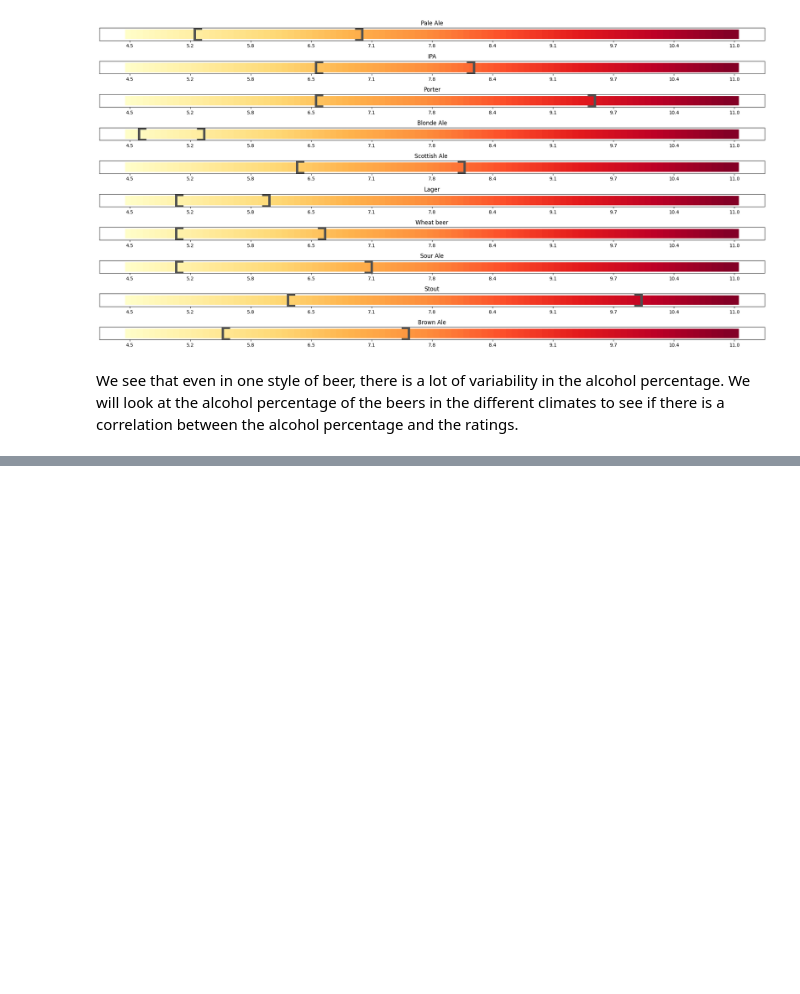
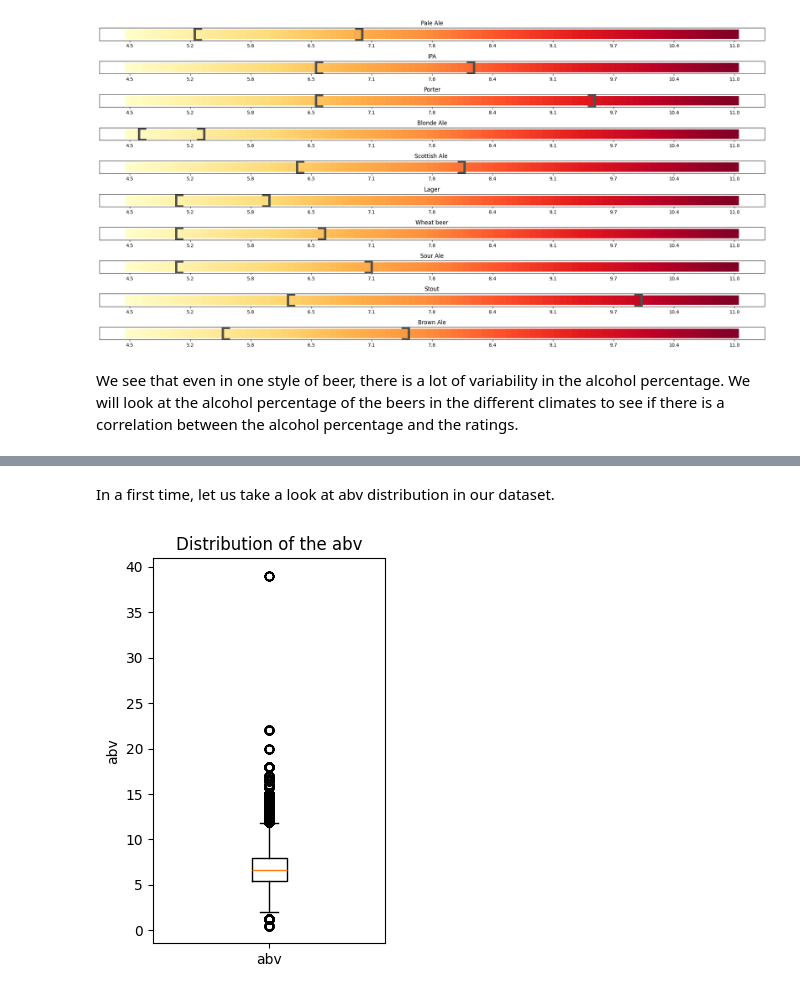
Before and after one commit to epfl-ada/ada-2023-project-riskybiscuits, a Jupyter notebook: main.ipynb, the cells around one changed output, grey strips where cells are left out. Saved outputs shown, nothing was run; the diff lists cells and outputs as text; code cells hidden in the pictures; blank space fills up the shorter version.

```diff
--- a/main.ipynb
+++ b/main.ipynb
@@ -1313,0 +1318,16 @@ We see that even in one style of beer, there is a lot of variability in the alco
+# %%
+us_users_ratings_abv = us_users_ratings.copy()
+
+us_users_ratings_abv = us_users_ratings_abv.dropna(subset=["overall", "abv"])
+# %% [markdown]
+In a first time, let us take a look at abv distribution in our dataset.
+# %%
+# boxplot of abv of the us
+fig, ax = plt.subplots(figsize=(3, 5))
+ax.boxplot(us_users_ratings_abv["abv"])
+ax.set_xticklabels(["abv"])
+ax.set_ylabel("abv")
+ax.set_title("Distribution of the abv")
+plt.show()
+# %% [output]
+[figure, added]
```
Also changed, not shown: parts of 25 cells of this notebook, 1 other file.
